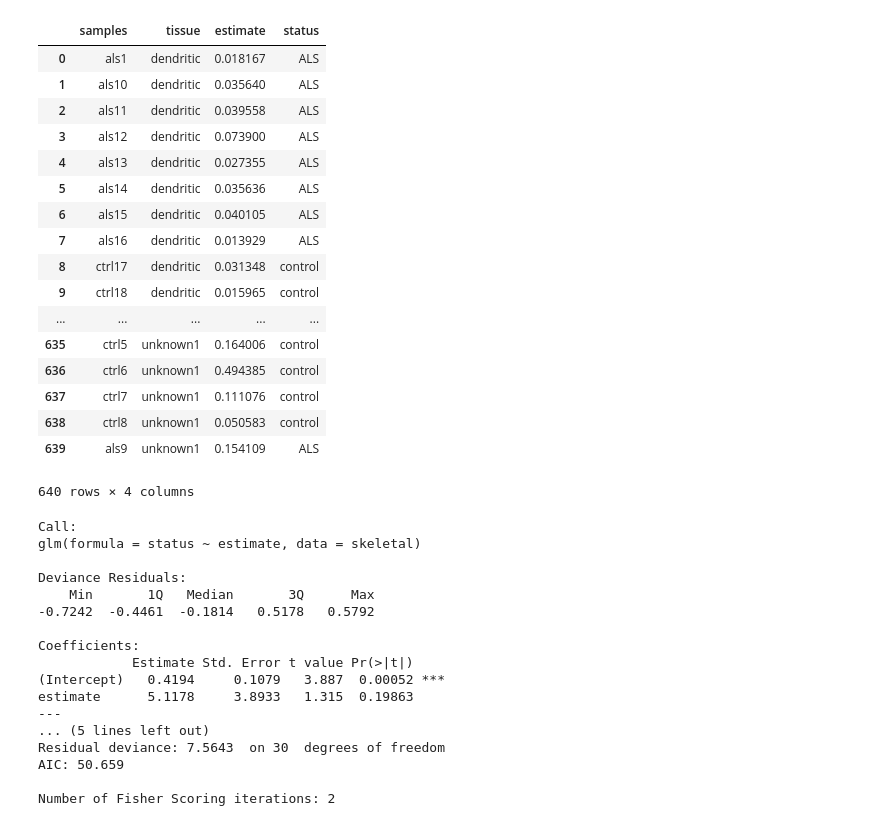
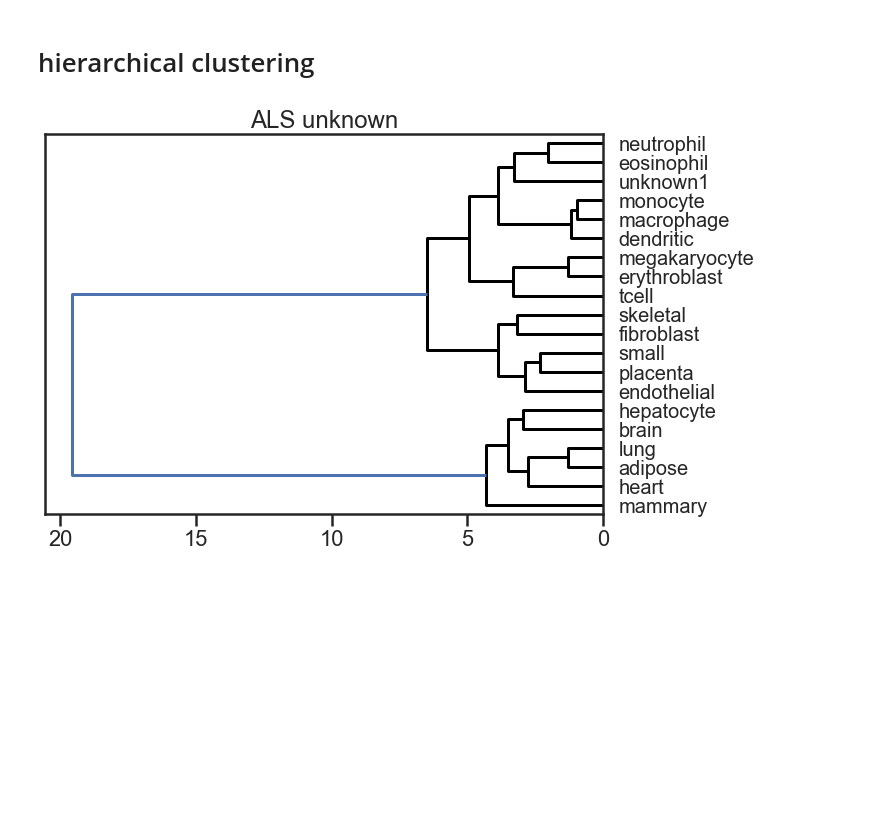
Before and after one commit to christacaggiano/celfie, a Jupyter notebook: demo.ipynb, the cells around one changed output. Cells and saved outputs as stored; diff of their text form; code cells hidden in the pictures; blank space fills up the shorter version.

```diff
--- a/demo.ipynb
+++ b/demo.ipynb
@@ -36,52 +130,23 @@ tissue_proportions.to_csv("celfie_demo/tissue_proportions.csv", index=False)
-# %%
-tissue_proportions
-# %% [output]
-|  | samples | tissue | estimate | status |
-| 0 | als1 | dendritic | 0.018167 | ALS |
-| 1 | als10 | dendritic | 0.035640 | ALS |
-| 2 | als11 | dendritic | 0.039558 | ALS |
-| 3 | als12 | dendritic | 0.073900 | ALS |
-| 4 | als13 | dendritic | 0.027355 | ALS |
-| 5 | als14 | dendritic | 0.035636 | ALS |
-| 6 | als15 | dendritic | 0.040105 | ALS |
-| 7 | als16 | dendritic | 0.013929 | ALS |
-| 8 | ctrl17 | dendritic | 0.031348 | control |
-| 9 | ctrl18 | dendritic | 0.015965 | control |
-| ... | ... | ... | ... | ... |
-| 635 | ctrl5 | unknown1 | 0.164006 | control |
-| 636 | ctrl6 | unknown1 | 0.494385 | control |
-| 637 | ctrl7 | unknown1 | 0.111076 | control |
-| 638 | ctrl8 | unknown1 | 0.050583 | control |
-| 639 | als9 | unknown1 | 0.154109 | ALS |
-640 rows × 4 columns
-# %%
-%%R
-# R code to calculate the p-value between the concentration differences
-
-df = read.csv("celfie_demo/tissue_proportions.csv")  # re-read in the dataframe for this R code
-df$status <- as.character(df$status)
-df$status[df$status == "ALS"] <- 1
-df$status[df$status == "control"] <- 0
-df$status <- as.numeric(df$status)
-
-skeletal = subset(df, df$tissue=="skeletal")
-
-summary(glm(status ~ estimate, data = skeletal))
-# %% [output]
-Call:
-glm(formula = status ~ estimate, data = skeletal)
-
-Deviance Residuals:
-    Min       1Q   Median       3Q      Max
--0.7242  -0.4461  -0.1814   0.5178   0.5792
-
-Coefficients:
-            Estimate Std. Error t value Pr(>|t|)
-(Intercept)   0.4194     0.1079   3.887  0.00052 ***
-estimate      5.1178     3.8933   1.315  0.19863
----
-... (5 lines left out)
-Residual deviance: 7.5643  on 30  degrees of freedom
-AIC: 50.659
-
-Number of Fisher Scoring iterations: 2
+# %% [markdown]
+# hierarchical clustering
+# %%
+# append the unknown to the reference data so that they can be clustered together
+reference_unknown = np.append(reference_prop, estimated_prop[:, -1].reshape(-1, 1), axis=1)
+# %%
+# drop any missing values
+reference_unknown = pd.DataFrame(reference_unknown)
+reference_unknown = reference_unknown.dropna()
+# %%
+reference_unknown_scaled = normalize(reference_unknown)  # normalize data
+reference_unknown_scaled = pd.DataFrame(reference_unknown_scaled, columns=list(estimated)[1:]) # make dataframe again
+# %%
+sns.set_context("poster")
+plt.figure(figsize=(10, 7))
+plt.title("Dendrograms")
+shc.set_link_color_palette(['black', 'black'])
+dend = shc.dendrogram(shc.linkage(reference_unknown_scaled.T, method='ward'), orientation='left',
+                      labels=reference_unknown_scaled.columns, leaf_font_size = 20)
+plt.title("ALS unknown")
+plt.show()
+# %% [output]
+[figure, added]
```
Also changed, not shown: parts of 29 cells of this notebook, 19 other files.
